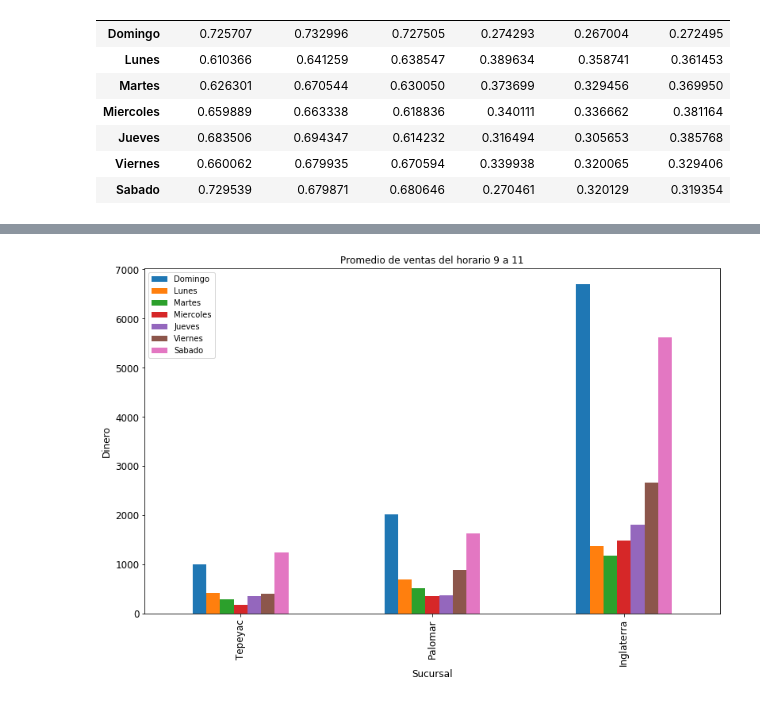
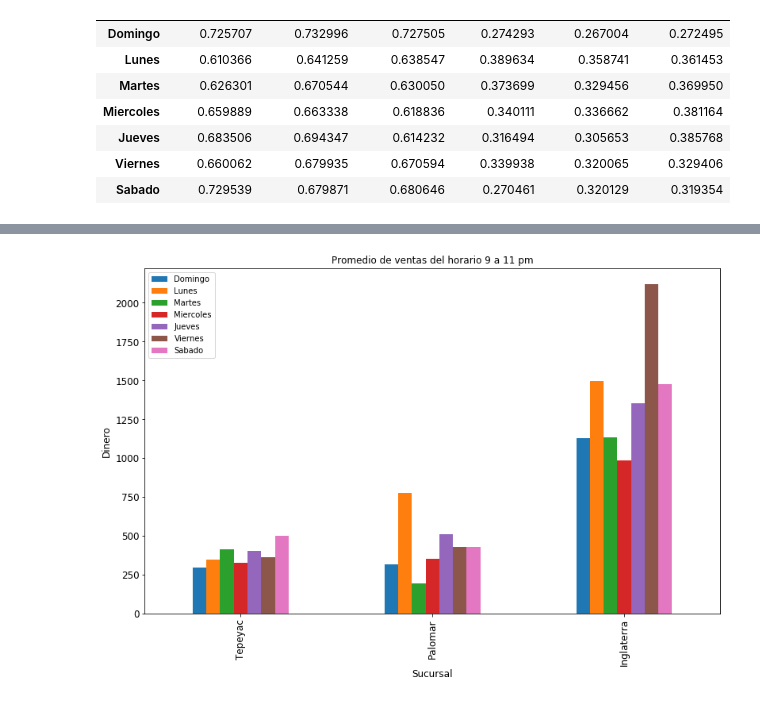
Before and after one commit to agui197/Las-Ro, a Jupyter notebook: Venta por hora/Ventas por hora.ipynb, the cells around one changed output, grey strips where cells are left out. Drawn from its saved outputs; the diff is of its cells as text; code cells hidden in the pictures.

```diff
--- a/Venta por hora/Ventas por hora.ipynb
+++ b/Venta por hora/Ventas por hora.ipynb
@@ -89,7 +89,7 @@ df
 total_per_day=list(map(lambda s:list(map(lambda d:sum(y[s][d]),range(7))),range(3)))
 a=np.asmatrix(total_per_day)
 # %%
-sales_between_9_to_11=list(map(lambda s:list(map(lambda d:sum(y[s][d][0:3]),range(7))),range(3)))
+sales_between_9_to_11=list(map(lambda s:list(map(lambda d:sum(y[s][d][13:15]),range(7))),range(3)))
 t=np.asmatrix(sales_between_9_to_11)
 # %%
 df=pd.DataFrame(t/a*100,index=['Tepeyac','Palomar','Inglaterra'],columns=dias)
@@ -125,7 +125,7 @@ En promedio las ventas entre las 8 y las 11 de la mañana la venta representa so
 # %%
-ax = df.plot(kind='bar', title ="Promedio de ventas del horario 9 a 11", figsize=(13, 8), legend=True, fontsize=12)
+ax = df.plot(kind='bar', title ="Promedio de ventas del horario 9 a 11 pm", figsize=(13, 8), legend=True, fontsize=12)
 ax.set_xlabel("Sucursal", fontsize=12)
 ax.set_ylabel("Dinero", fontsize=12)
 plt.show()
 # %% [output]
-[figure, old version]
+[figure, new version]
```
Also changed, not shown: parts of 3 cells of this notebook.
